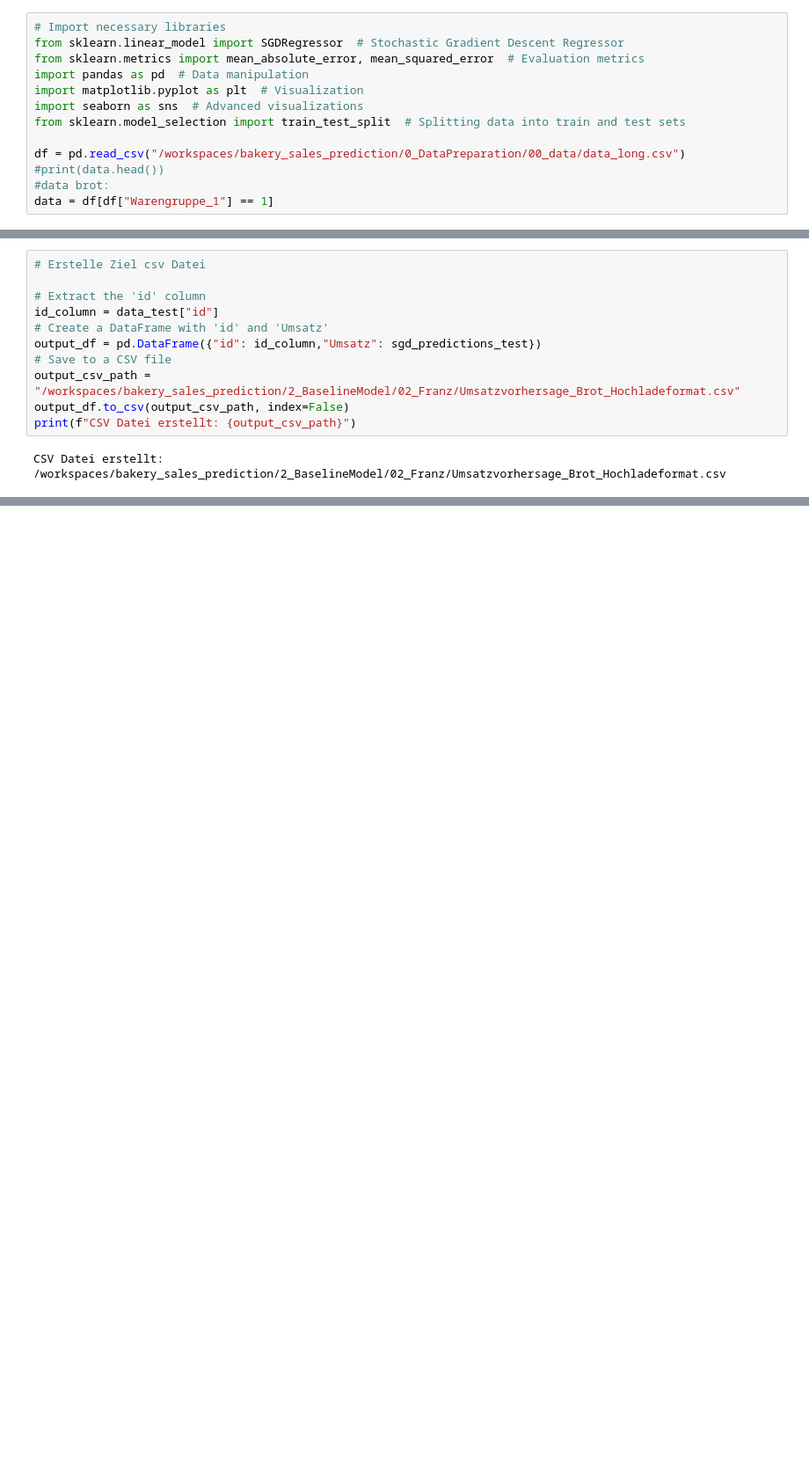
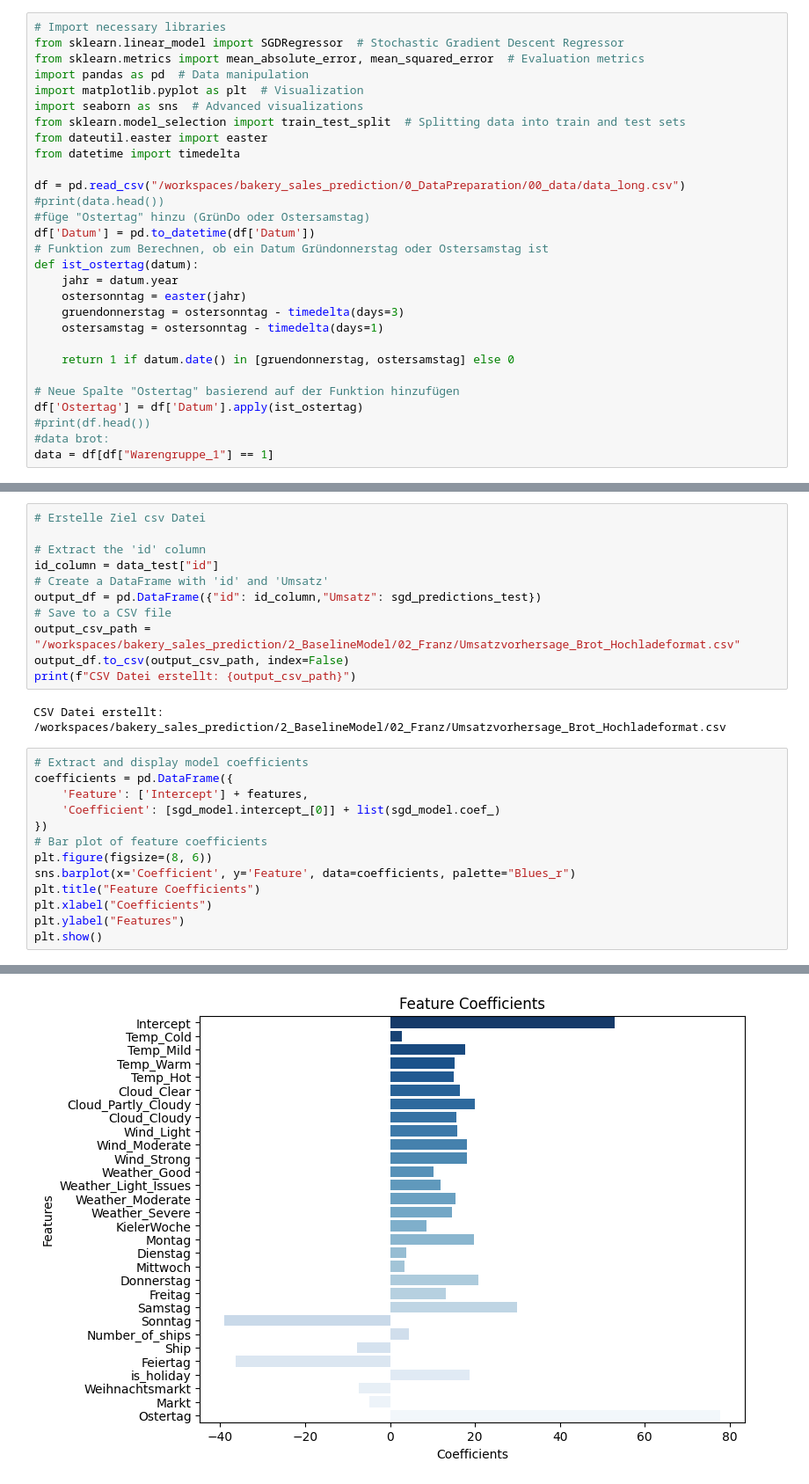
Before and after one commit to jul-mar/bakery_sales_prediction, a Jupyter notebook: 2_BaselineModel/02_Franz/Modell_Brot_long.ipynb, the cells around one changed output, grey strips where cells are left out. Shown: that part at 88% size. Saved outputs shown, nothing was run; the diff lists cells and outputs as text; blank space fills up the shorter version.

```diff
--- a/2_BaselineModel/02_Franz/Modell_Brot_long.ipynb
+++ b/2_BaselineModel/02_Franz/Modell_Brot_long.ipynb
@@ -6,9 +6,25 @@ import pandas as pd  # Data manipulation
 import matplotlib.pyplot as plt  # Visualization
 import seaborn as sns  # Advanced visualizations
 from sklearn.model_selection import train_test_split  # Splitting data into train and test sets
+from dateutil.easter import easter
+from datetime import timedelta
 
 df = pd.read_csv("/workspaces/bakery_sales_prediction/0_DataPreparation/00_data/data_long.csv")
 #print(data.head())
+#füge "Ostertag" hinzu (GrünDo oder Ostersamstag)
+df['Datum'] = pd.to_datetime(df['Datum'])
+# Funktion zum Berechnen, ob ein Datum Gründonnerstag oder Ostersamstag ist
+def ist_ostertag(datum):
+    jahr = datum.year
+    ostersonntag = easter(jahr)
+    gruendonnerstag = ostersonntag - timedelta(days=3)
+    ostersamstag = ostersonntag - timedelta(days=1)
+
+    return 1 if datum.date() in [gruendonnerstag, ostersamstag] else 0
+
+# Neue Spalte "Ostertag" basierend auf der Funktion hinzufügen
+df['Ostertag'] = df['Datum'].apply(ist_ostertag)
+#print(df.head())
 #data brot:
 data = df[df["Warengruppe_1"] == 1]
 # %%
@@ -156,3 +201,17 @@ output_df.to_csv(output_csv_path, index=False)
 print(f"CSV Datei erstellt: {output_csv_path}")
 # %% [output]
 CSV Datei erstellt: /workspaces/bakery_sales_prediction/2_BaselineModel/02_Franz/Umsatzvorhersage_Brot_Hochladeformat.csv
+# %%
+# Extract and display model coefficients
+coefficients = pd.DataFrame({
+    'Feature': ['Intercept'] + features,
+    'Coefficient': [sgd_model.intercept_[0]] + list(sgd_model.coef_)
+})
+# Bar plot of feature coefficients
+plt.figure(figsize=(8, 6))
+sns.barplot(x='Coefficient', y='Feature', data=coefficients, palette="Blues_r")
+plt.title("Feature Coefficients")
+plt.xlabel("Coefficients")
+plt.ylabel("Features")
+plt.show()
+# %% [output]
@@ -158,0 +221 @@ CSV Datei erstellt: /workspaces/bakery_sales_prediction/2_BaselineModel/02_Franz
+[figure, added]
```
Also changed, not shown: parts of 8 cells of this notebook, 3 other files.
